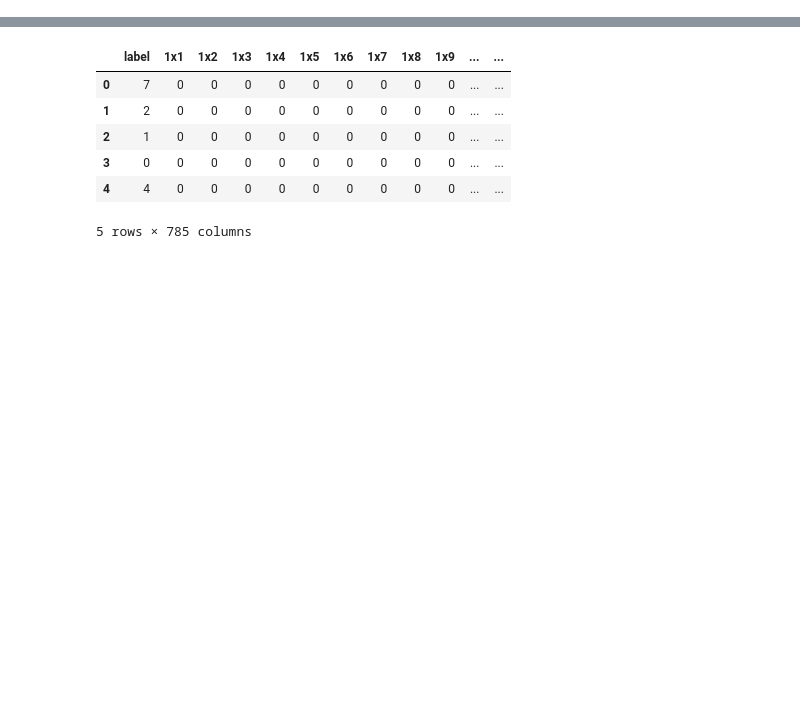
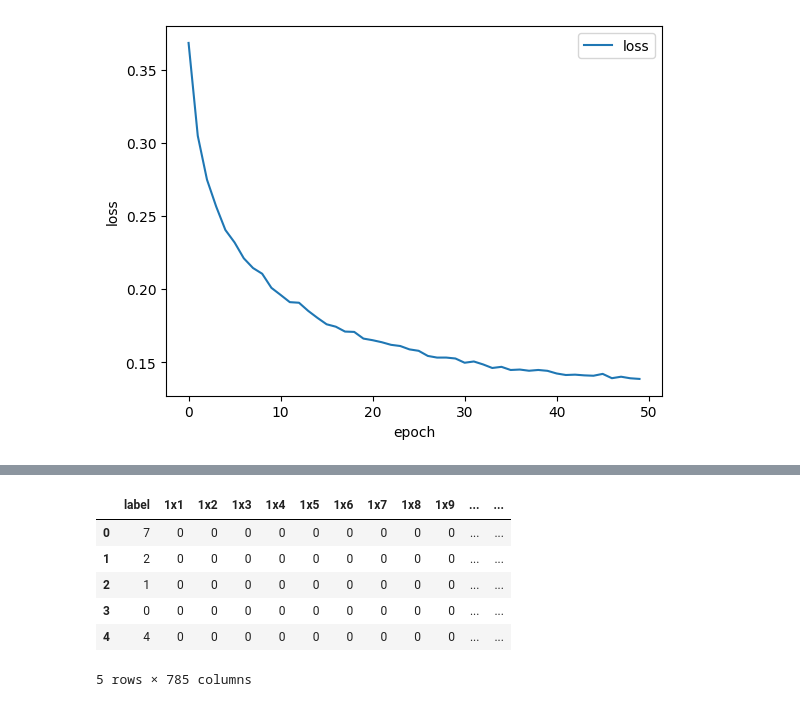
Before and after one commit to amaliahm/deep_learning_tps, a Jupyter notebook: tp1/tp1.ipynb, the cells around one changed output, grey strips where cells are left out. Drawn from its saved outputs; the diff is of its cells as text; code cells hidden in the pictures; blank space fills up the shorter version.

```diff
--- a/tp1/tp1.ipynb
+++ b/tp1/tp1.ipynb
@@ -0,0 +108,16 @@
+# %%
+(x_train, y_train), (x_test, y_test) = mnist.load_data()
+# %%
+x_train = x_train.reshape(x_train.shape[0], -1) / 255.0
+x_test = x_test.reshape(x_test.shape[0], -1) / 255.0
+y_train = to_categorical(y_train, 10)
+y_test = to_categorical(y_test, 10)
+# %%
+nx = x_train.shape[1]
+nh = 128
+ny = y_train.shape[1]
+epochs=50
+batch_size=128
+eta=0.1
+# %%
+params, loss_history, accuracy_history = training_steps(x_train, y_train, x_test, y_test, nx, nh, ny, epochs, batch_size, eta)
@@ -0,0 +142,4 @@
+# %%
+plot_history(loss_history, 'loss')
+# %% [output]
+[figure, added]
```
Also changed, not shown: parts of 28 cells of this notebook.
